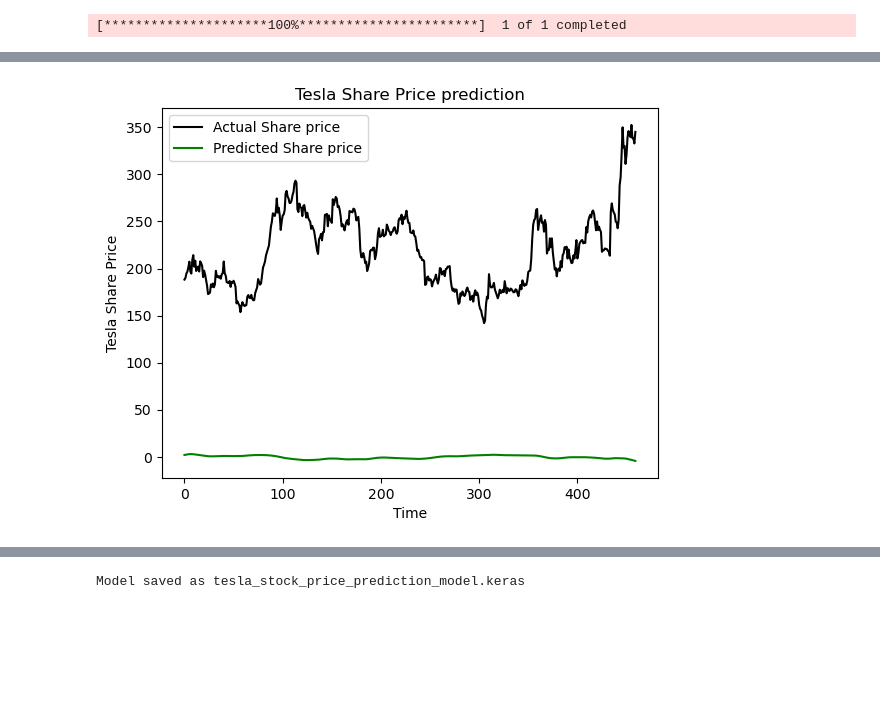
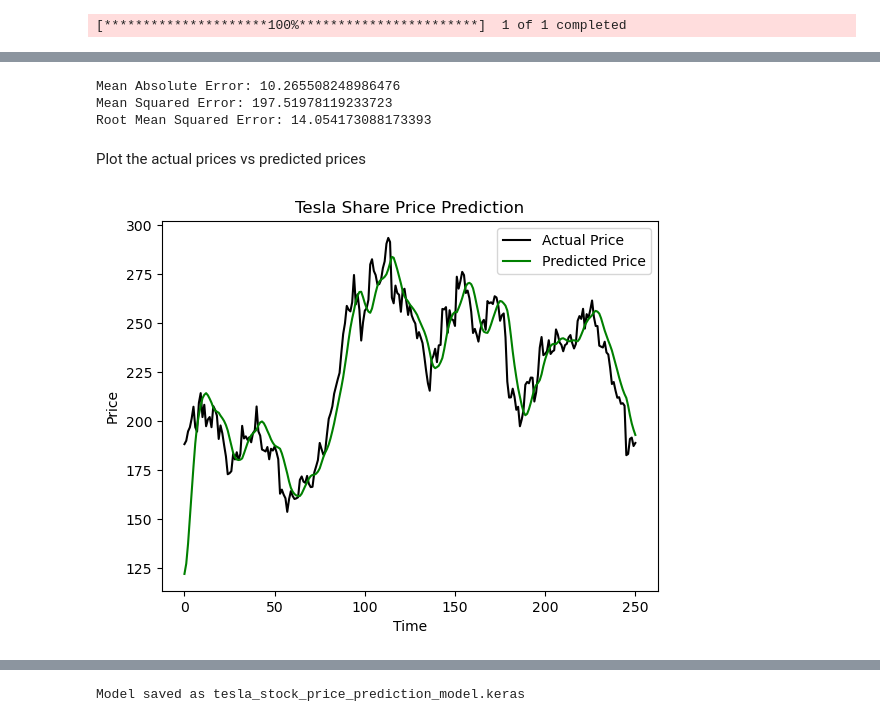
Before and after one commit to michael-099/Stock-Market-Prediction-, a Jupyter notebook: main.ipynb, the cells around one changed output, grey strips where cells are left out. Cells and saved outputs as stored; diff of their text form; code cells hidden in the pictures; blank space fills up the shorter version.

Commit message:
interface for the model

```diff
--- a/main.ipynb
+++ b/main.ipynb
@@ -122,7 +162,6 @@ actual_prices=test_tesla_data[("Close", "TSLA")].values
 # %% [output]
 [*********************100%***********************]  1 of 1 completed
 # %%
-total_dataset = pd.concat((tesla_data[("Close", "TSLA")],test_tesla_data[("Close", "TSLA")]), axis=0)
-model_inputs = total_dataset[len(total_dataset) - len(test_tesla_data) - prediction_days: ].values
-model_inputs = model_inputs.reshape(-1,1)
+total_dataset = pd.concat((tesla_data[['Close', 'Volume']], test_data), axis=0)
+model_inputs = total_dataset[len(total_dataset) - len(test_data) - prediction_days:].values
 model_inputs = scaler.transform(model_inputs)
@@ -129,9 +170,6 @@ model_inputs = scaler.transform(model_inputs)
 # %%
 x_test = []
 for x in range(prediction_days, len(model_inputs)):
-    x_test.append(model_inputs[x-prediction_days:x, 0])
+    x_test.append(model_inputs[x - prediction_days:x, :])
 x_test = np.array(x_test)
-x_test = np.reshape(x_test, (x_test.shape[0],x_test.shape[1],1))
-
-predicted_price = model.predict(x_test)
-predicted_price = scaler.inverse_transform(predicted_price)
+x_test = np.reshape(x_test, (x_test.shape[0], x_test.shape[1], 2))
@@ -139,0 +176,3 @@ predicted_price = scaler.inverse_transform(predicted_price)
+# %%
+predicted_price = model.predict(x_test)
+predicted_price = scaler.inverse_transform(np.concatenate((predicted_price, np.zeros_like(predicted_price)), axis=1))[:, 0]
@@ -140,10 +182,25 @@ predicted_price = scaler.inverse_transform(predicted_price)
+# %%
+actual_prices = test_tesla_data['Close'].values
+mae = mean_absolute_error(actual_prices, predicted_price)
+mse = mean_squared_error(actual_prices, predicted_price)
+rmse = np.sqrt(mse)
+# %%
+print(f"Mean Absolute Error: {mae}")
+print(f"Mean Squared Error: {mse}")
+print(f"Root Mean Squared Error: {rmse}")
+# %% [output]
+Mean Absolute Error: 10.265508248986476
+Mean Squared Error: 197.51978119233723
+Root Mean Squared Error: 14.054173088173393
+# %% [markdown]
+ Plot the actual prices vs predicted prices
 # %%
-plt.plot(actual_prices, color='black',label='Actual Share price')
-plt.plot(predicted_price, color='green',label='Predicted Share price')
-plt.title(f"Tesla Share Price prediction")
+plt.plot(actual_prices, color='black', label='Actual Price')
+plt.plot(predicted_price, color='green', label='Predicted Price')
+plt.title("Tesla Share Price Prediction")
 plt.xlabel('Time')
-plt.ylabel(f'Tesla Share Price')
+plt.ylabel('Price')
 plt.legend()
 plt.show()
 # %% [output]
-[figure, old version]
+[figure, new version]
```
Also changed, not shown: parts of 27 cells of this notebook, 2 other files.
